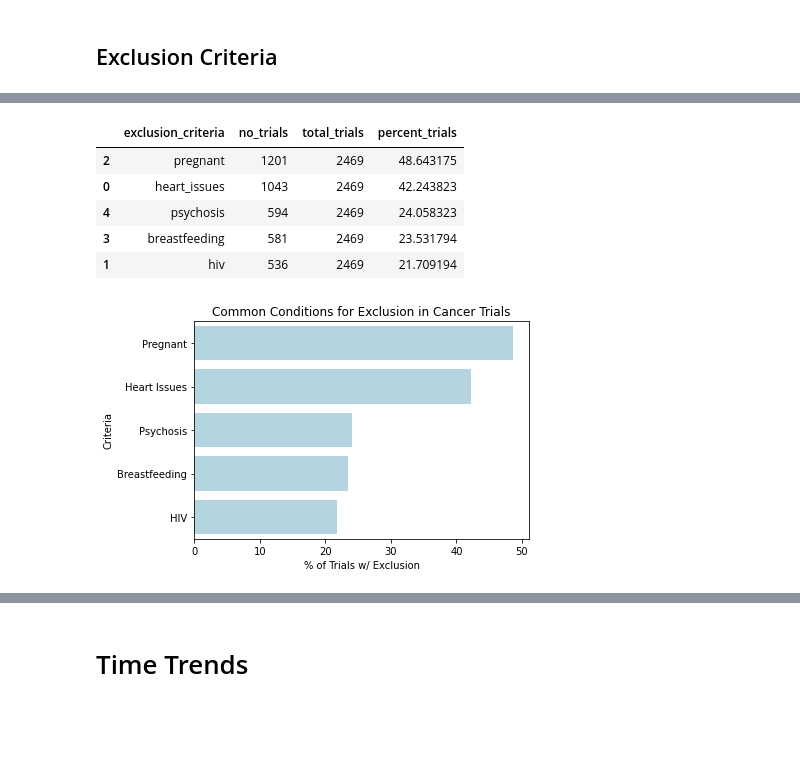
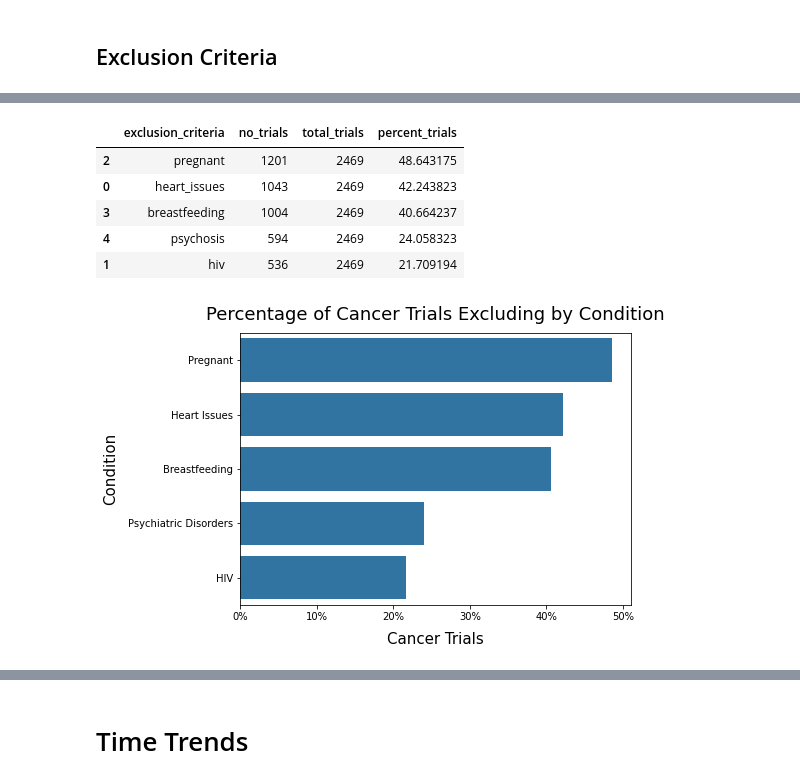
Before and after one commit to celinagacias/dc-symmetron, a Jupyter notebook: Data Cleaning and Analysis.ipynb, the cells around one changed output, grey strips where cells are left out. Cells and saved outputs as stored; diff of their text form; code cells hidden in the pictures; blank space fills up the shorter version.

```diff
--- a/Data Cleaning and Analysis.ipynb
+++ b/Data Cleaning and Analysis.ipynb
@@ -442,23 +444,12 @@ keywords = {
         'OR HIV','HIV INFECT','HIV-INFECT',' HIV'
         ],
     'pregnant': ['PREGNAN'],
-    'breastfeeding': ['LACTATING', 'BREASTFEED'],
+    'breastfeeding': ['LACTATING','LACTATION','BREAST FEED','BREAST-FEED', 'BREAST- FEED','BREASTFEED'],
     'psychosis': [
         'PSYCH', 'DEPRESSI', 'ANXIETY', 'SCHIZOPHRENI', 'MENTAL ILLNESS',
         'MENTAL DISORDER'
         ]
 }
-
-
-# 'cns_disorder': ['CNS','CENTRAL NERVOUS SYSTEM'], #only 25 excluded
-# 'lung_disease': ['LUNG DISEASE', 'INTERSTITIAL LUNG']
-# 'substance_abuse': [
-#     'DRUG ABUSE', 'ALCOHOL ABUSE', 'SUBSTANCE ABUSE', 'ALCOHOL OR', 'ALCOHOLISM',
-#     'COCAINE', 'OF ALCOHOL', 'OF SUBSTANCE', 'DAILY ALCOHOL', 'ALCOHOL DEPENDENCE',
-#     'DRUG ADDICTION', 'ALCOHOL ADDICTION', 'INTRAVENOUS DRUG USE'
-#     ]
-# 'surgery': ['MAJOR SURG', 'MINOR SURG', 'PRIOR SURG', 'UNDERWENT SURG'],
-# 'hepatitis': ['HEPATITIS'],
 # %%
 exclusion_dfs = []
 
@@ -486,40 +477,42 @@ exc_top = df[list(keywords.keys())].agg(['sum','mean']).transpose().reset_index(
 exc_top.rename(columns = {'index': 'exclusion_criteria',
                           'sum': 'no_trials',
                           'mean': 'percent_trials'}, inplace=True)
 exc_top['no_trials'] = exc_top['no_trials'].astype(int)
 exc_top['total_trials'] = len(df)
 exc_top['percent_trials'] = exc_top['percent_trials'] * 100
 exc_top = exc_top[['exclusion_criteria', 'no_trials', 'total_trials', 'percent_trials']]
 exc_top.sort_values('no_trials', ascending=False, inplace=True)
 display(exc_top)
 
 # plot the top-level summary
 criteria_map = {
     'pregnant': 'Pregnant',
     'heart_issues': 'Heart Issues',
     'breastfeeding': 'Breastfeeding',
-    'psychosis': 'Psychosis',
+    'psychosis': 'Psychiatric Disorders',
     'hiv': 'HIV'
 }
 
 exc_top['exclusion_criteria'] = exc_top['exclusion_criteria'].map(criteria_map)
+plt.figure(figsize=(7, 5))
 ax = sns.barplot(data=exc_top, x='percent_trials', y='exclusion_criteria',
-            color='lightblue')
-ax.set_title('Common Conditions for Exclusion in Cancer Trials')
-ax.set_xlabel('% of Trials w/ Exclusion')
-ax.set_ylabel('Criteria')
+            color='tab:blue')
+ax.set_title('Percentage of Cancer Trials Excluding by Condition', pad=13, fontsize=18)
+ax.set_xlabel('Cancer Trials', labelpad=10, fontsize = 15)
+ax.set_ylabel('Condition', labelpad=10, fontsize = 15)
+ax.xaxis.set_major_formatter(mtick.PercentFormatter())
 plt.show()
 
 # collect per-criteria summaries into one table
 exc_summary = pd.DataFrame(exclusion_dfs).sort_values(['cancer_category','exclusion_criteria'])
 # %% [output]
 |  | exclusion_criteria | no_trials | total_trials | percent_trials |
 | 2 | pregnant | 1201 | 2469 | 48.643175 |
 | 0 | heart_issues | 1043 | 2469 | 42.243823 |
+| 3 | breastfeeding | 1004 | 2469 | 40.664237 |
 | 4 | psychosis | 594 | 2469 | 24.058323 |
-| 3 | breastfeeding | 581 | 2469 | 23.531794 |
 | 1 | hiv | 536 | 2469 | 21.709194 |
-[figure, old version]
+[figure, new version]
 # %%
 ## generate heatmap
 
```
Also changed, not shown: parts of 21 cells of this notebook.
